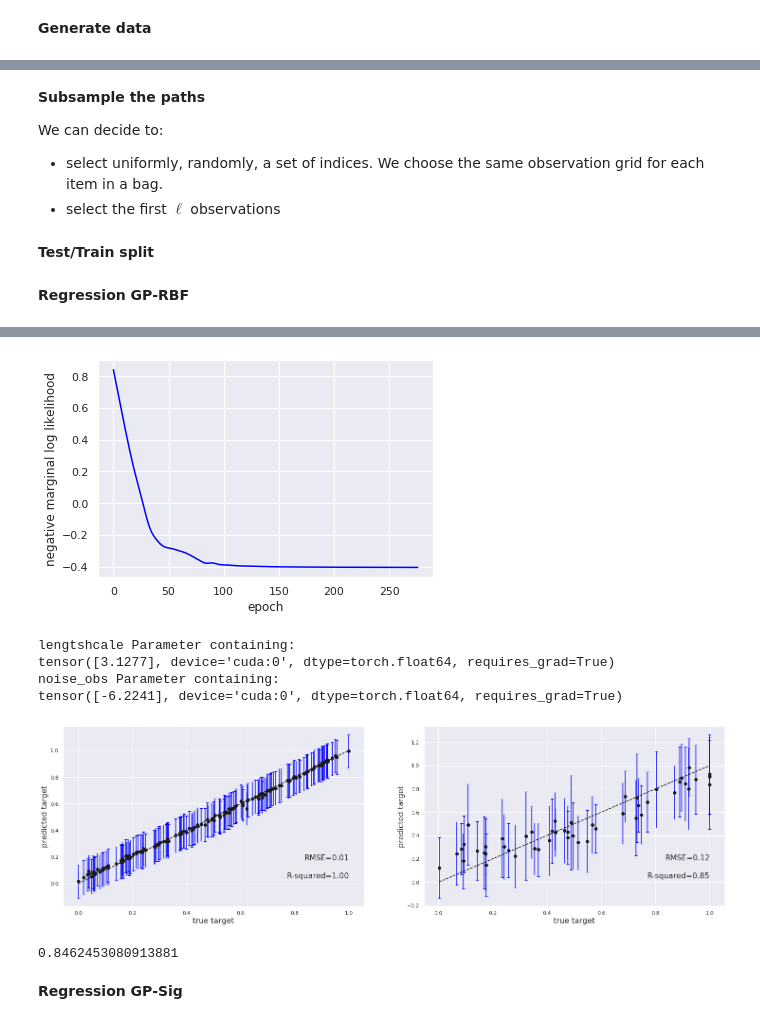
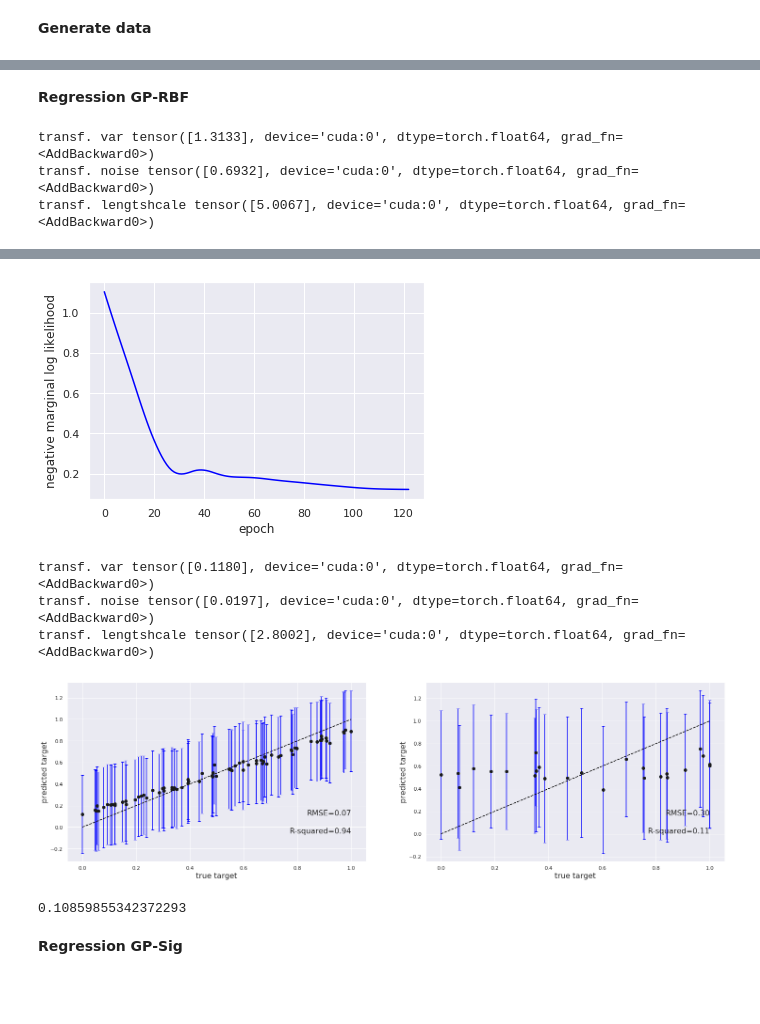
Before and after one commit to maudl3116/Distribution_Regression_Streams, a Jupyter notebook: Looking_For_Good_Synthetic_Datasets_Colab.ipynb, the cells around one changed output, grey strips where cells are left out. Saved outputs shown, nothing was run; the diff lists cells and outputs as text; code cells hidden in the pictures; blank space fills up the shorter version.

```diff
--- a/Looking_For_Good_Synthetic_Datasets_Colab.ipynb
+++ b/Looking_For_Good_Synthetic_Datasets_Colab.ipynb
@@ -109,6 +67,0 @@ example.compute_plot_naive_norms()
-# %% [markdown]
-**Subsample the paths**
-
-We can decide to:
-- select uniformly, randomly, a set of indices. We choose the same observation grid for each item in a bag.
-- select the first $\ell$ observations
@@ -118,36 +68,36 @@ example.subsample_paths(N=100)
-# %% [markdown]
-**Test/Train split**
 # %%
 reload(utils)
 noisy_labels = example.labels #+0.05*np.random.randn(len(example.labels),1)
-data_scaled, y_scaled, train_indices, test_indices = utils.split_standardize(noisy_labels,example.paths_sub,standardized=True,method='stratify')
+data_scaled, y_scaled, train_indices, test_indices = utils.split_standardize(noisy_labels,example.paths_sub,standardized=True,method='standard')
 # %% [markdown]
 **Regression GP-RBF**
 # %%
 reload(GP_naive)
 reload(experiments)
 res = []
 
 
 # stack dimensions
 dim_1 = np.array(np.array(data_scaled)[:,:,:,0])
 dim_2 = np.array(np.array(data_scaled)[:,:,:,1])
 input_ = np.concatenate([dim_1,dim_2],axis=2)
 
 
-train_naive, test_naive = experiments.naive_experiment(input_, y_scaled ,train_indices,test_indices,param_init=[10,0,0],plot=True,device=torch.device('cuda'))
+train_naive, test_naive = experiments.naive_experiment(input_, y_scaled ,train_indices,test_indices,param_init=[5,1,0],plot=True,device=torch.device('cuda'))
 res.append(test_naive)
 
 print(np.mean(res))
 # %% [output]
+transf. var tensor([1.3133], device='cuda:0', dtype=torch.float64, grad_fn=<AddBackward0>)
+transf. noise tensor([0.6932], device='cuda:0', dtype=torch.float64, grad_fn=<AddBackward0>)
+transf. lengtshcale tensor([5.0067], device='cuda:0', dtype=torch.float64, grad_fn=<AddBackward0>)
 [interactive output not drawn]
-[figure, old version]
+[figure, new version]
-lengtshcale Parameter containing:
-tensor([3.1277], device='cuda:0', dtype=torch.float64, requires_grad=True)
-noise_obs Parameter containing:
-tensor([-6.2241], device='cuda:0', dtype=torch.float64, requires_grad=True)
+transf. var tensor([0.1180], device='cuda:0', dtype=torch.float64, grad_fn=<AddBackward0>)
+transf. noise tensor([0.0197], device='cuda:0', dtype=torch.float64, grad_fn=<AddBackward0>)
+transf. lengtshcale tensor([2.8002], device='cuda:0', dtype=torch.float64, grad_fn=<AddBackward0>)
-[figure, old version]
+[figure, new version]
-0.8462453080913881
+0.10859855342372293
 # %% [markdown]
 **Regression GP-Sig**
 # %%
```
Also changed, not shown: parts of 20 cells of this notebook.
